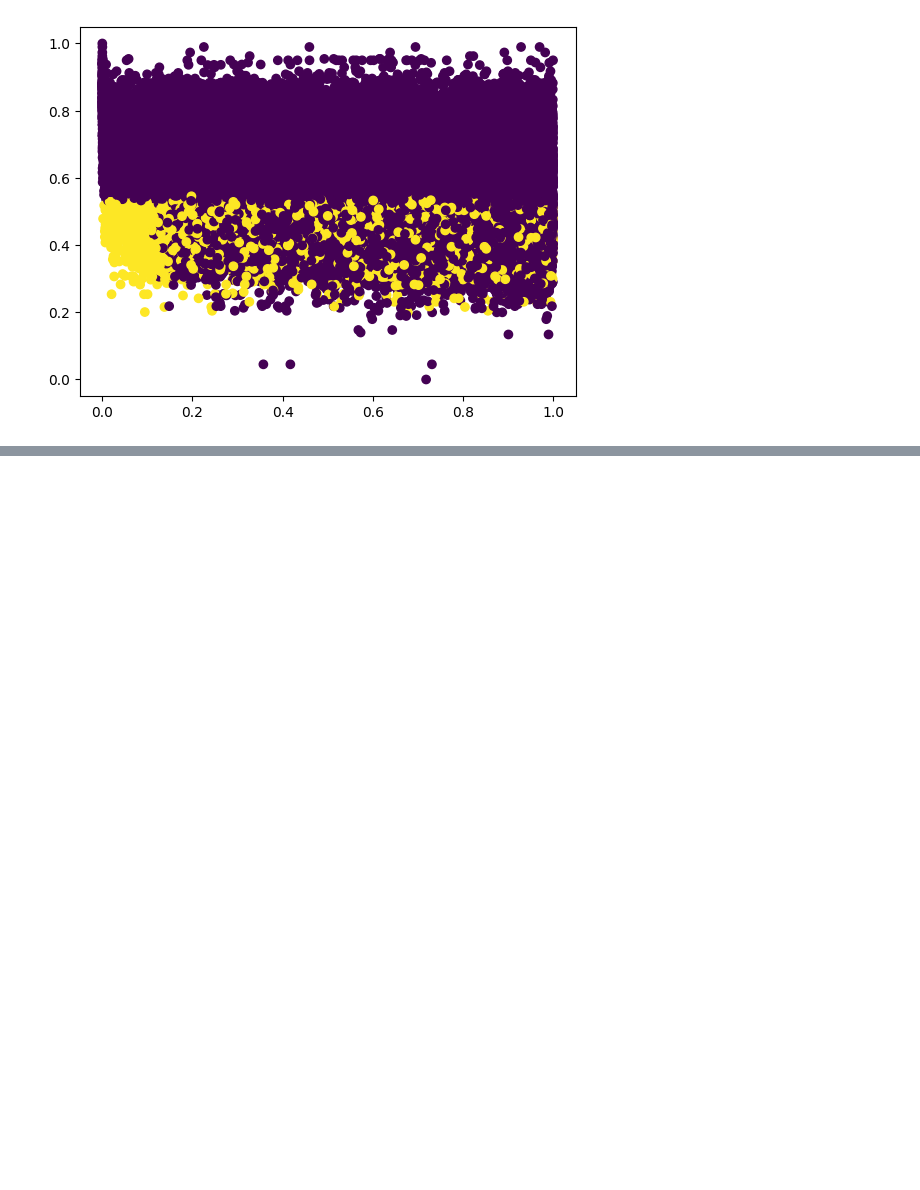
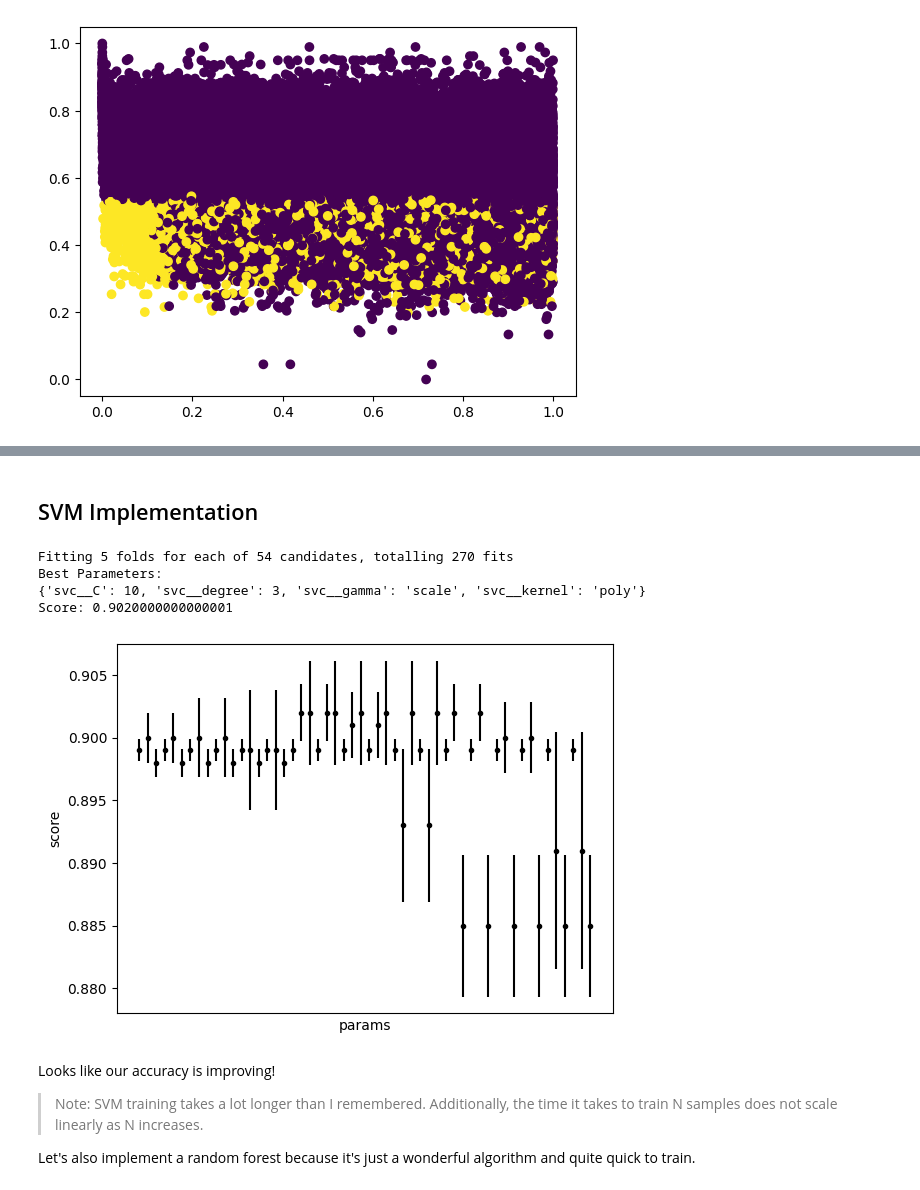
Before and after one commit to stjohnfinn/Conifer, a Jupyter notebook: n_dimensional.ipynb, the cells around one changed output, grey strips where cells are left out. Drawn from its saved outputs; the diff is of its cells as text; code cells hidden in the pictures; blank space fills up the shorter version.

```diff
--- a/n_dimensional.ipynb
+++ b/n_dimensional.ipynb
@@ -48,10 +48,10 @@ DATA_FILE = 'neo_v2.csv'
 DATA_FILEPATH = f'{DATA_DIR}/{DATA_FILE}'
 
 # for reproducibility
-# RANDOM_STATE = 42
+RANDOM_STATE = 42
 
-# np.random.seed(RANDOM_STATE)
-np.random.seed(random.randint(0, 1_000_000_000))
+np.random.seed(RANDOM_STATE)
+# np.random.seed(random.randint(0, 1_000_000_000))
 # %% [markdown]
 ### Clean and Format the Data
 # %%
@@ -321,0 +307,2 @@ Name: hazardous, dtype: int64
+# %% [markdown]
+## SVM Implementation
@@ -321,0 +316,50 @@ Name: hazardous, dtype: int64
+# %%
+def plot_results(grid_search, alt_cv = False):
+    params = grid_search.cv_results_["params"]
+    ys = grid_search.cv_results_["mean_test_score"]
+    xs = ['|'.join(str(v) for v in param.values()) for param in params]
+    yerr = grid_search.cv_results_["std_test_score"]
+    cv_count = grid_search.cv.get_n_splits() if alt_cv else grid_search.cv
+    plt.errorbar(xs, ys, yerr / np.sqrt(cv_count), fmt='.k')
+    plt.xticks(ticks=[])
+    plt.ylabel("score")
+    plt.xlabel("params")
+
+def show_best(cv):
+    print('Best Parameters:')
+    print(cv.best_params_)
+    print('Score:', cv.best_score_)
+# %%
+# In order to easily modulate the size of the validation set
+# and keep it equal between all algorithms
+
+validation_size = 1000
+# %%
+svm_pipeline = Pipeline(steps=[('scaler', StandardScaler()), ('svc', SVC(random_state = RANDOM_STATE))])
+
+svm_params_gs = {
+    'svc__C': [1, 10, 100],
+    'svc__kernel': ['linear', 'poly', 'rbf'],
+    'svc__degree': [3, 4, 5],
+    'svc__gamma': ['scale', 'auto'],
+}
+
+svm_gscv = GridSearchCV(svm_pipeline, svm_params_gs, cv=5, verbose=1, scoring='accuracy')
+# %%
+svm_gscv.fit(X_train[:validation_size], y_train[:validation_size])
+
+show_best(svm_gscv)
+
+plot_results(svm_gscv)
+# %% [output]
+Fitting 5 folds for each of 54 candidates, totalling 270 fits
+Best Parameters:
+{'svc__C': 10, 'svc__degree': 3, 'svc__gamma': 'scale', 'svc__kernel': 'poly'}
+Score: 0.9020000000000001
+[figure, added]
+# %% [markdown]
+Looks like our accuracy is improving!
+
+> Note: SVM training takes a lot longer than I remembered. Additionally, the time it takes to train N samples does not scale linearly as N increases.
+
+Let's also implement a random forest because it's just a wonderful algorithm and quite quick to train.
```
Also changed, not shown: parts of 10 cells of this notebook.
